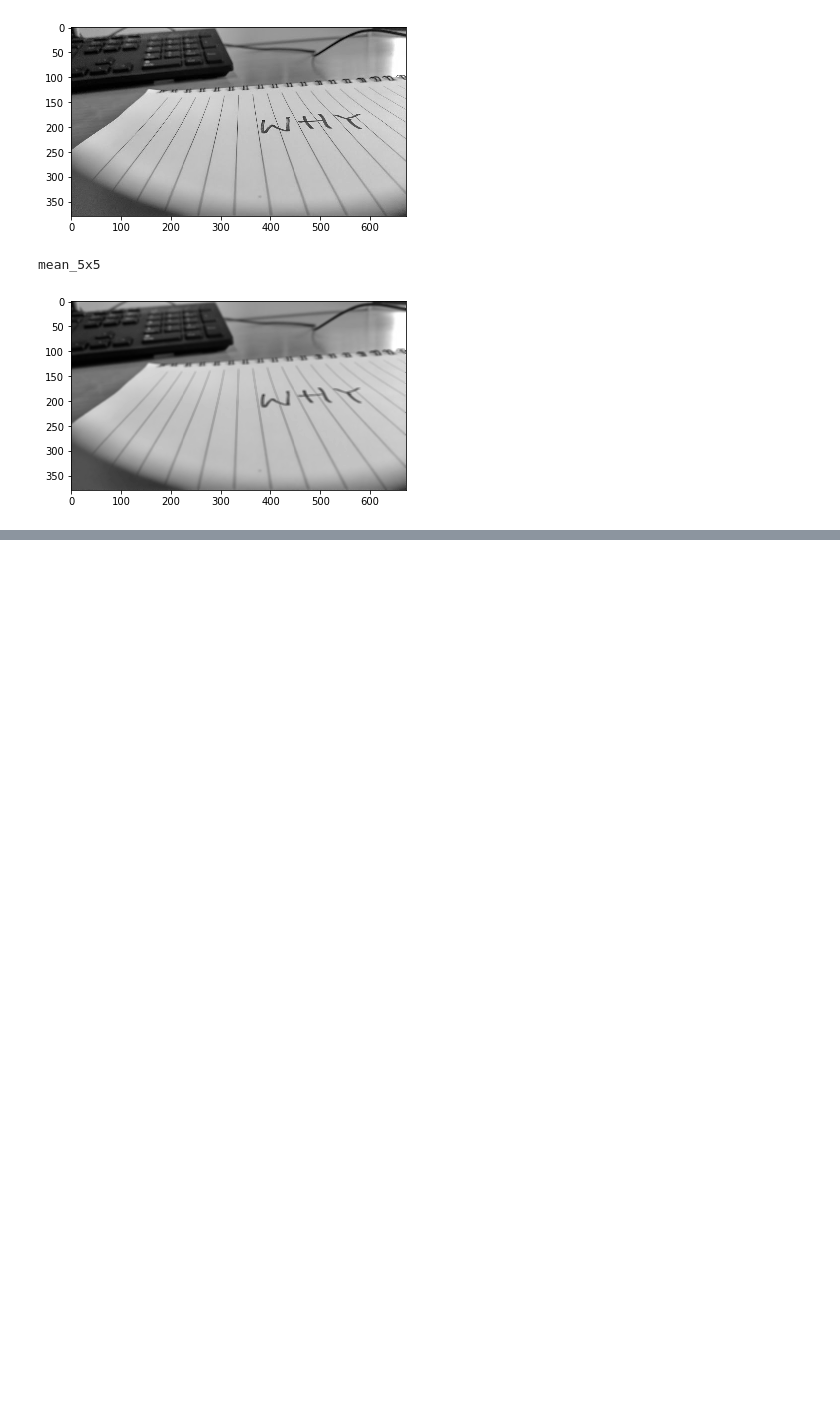
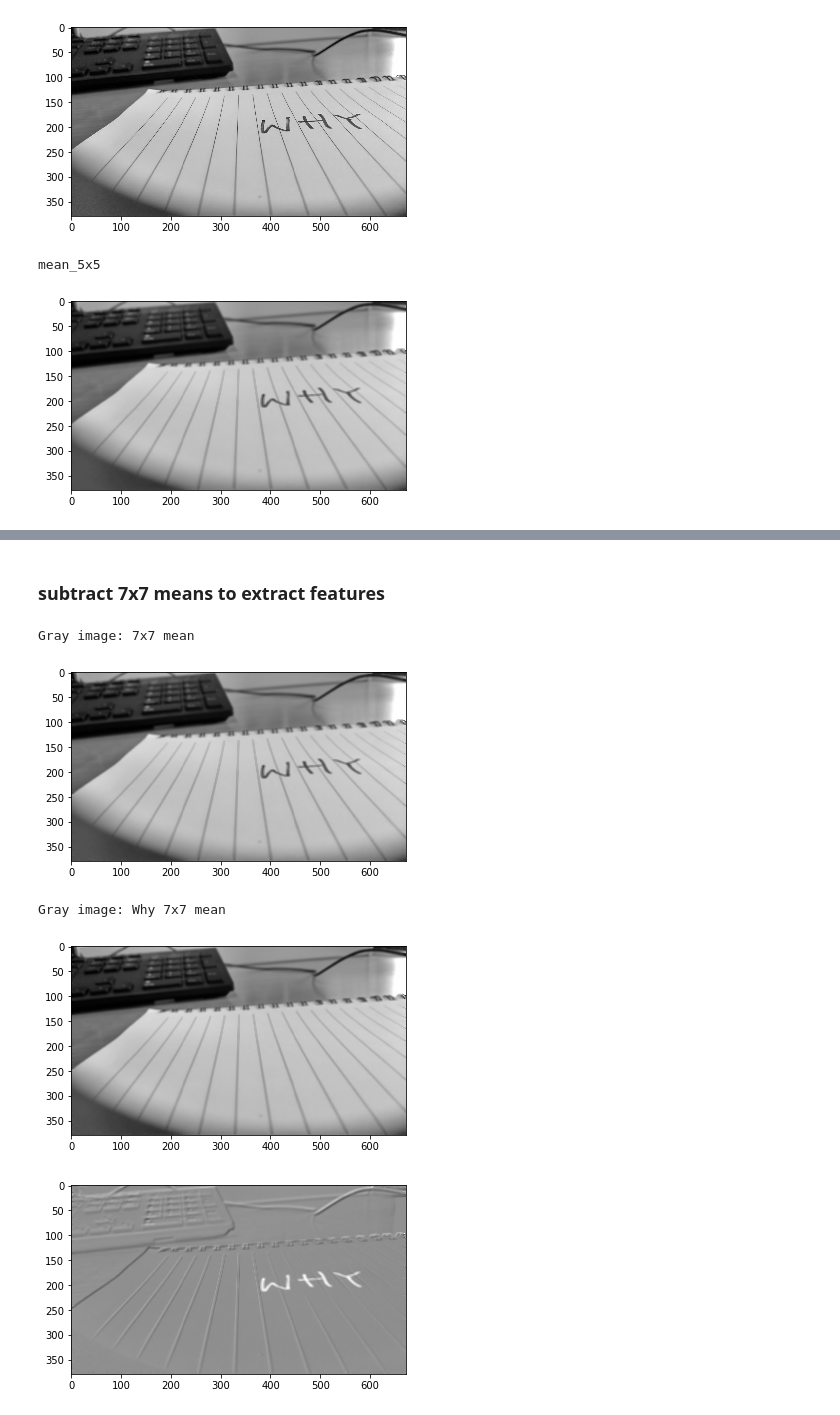
Before and after one commit to frankzl/machine-vision-algorithms, a Jupyter notebook: 02-Image-Enhancement.ipynb, the cells around one changed output, grey strips where cells are left out. Saved outputs shown, nothing was run; the diff lists cells and outputs as text; code cells hidden in the pictures; blank space fills up the shorter version.

```diff
--- a/02-Image-Enhancement.ipynb
+++ b/02-Image-Enhancement.ipynb
@@ -241,0 +295,25 @@ mean_5x5
+# %% [markdown]
+### subtract 7x7 means to extract features
+# %%
+def get13x13_mean(img_gray):
+    mean_7x7 = np.array(img_gray)
+    for i in range(6, len(mean_7x7) - 6):
+        for j in range(6, len(img[0]) - 6):
+            mean_7x7[i][j] = get_avg( img_gray, i, j )
+    return mean_7x7
+
+print('Gray image: 7x7 mean')
+img1_mean = get13x13_mean(rgb2gray(img1))
+rd.show_img(img1_mean)
+
+print('Gray image: Why 7x7 mean')
+img2_mean = get13x13_mean(rgb2gray(img2))
+rd.show_img(img2_mean)
+
+rd.show_img(img2_mean - img1_mean)
+# %% [output]
+Gray image: 7x7 mean
+[figure, added]
+Gray image: Why 7x7 mean
+[figure, added]
+[figure, added]
```
Also changed, not shown: parts of 11 cells of this notebook.
